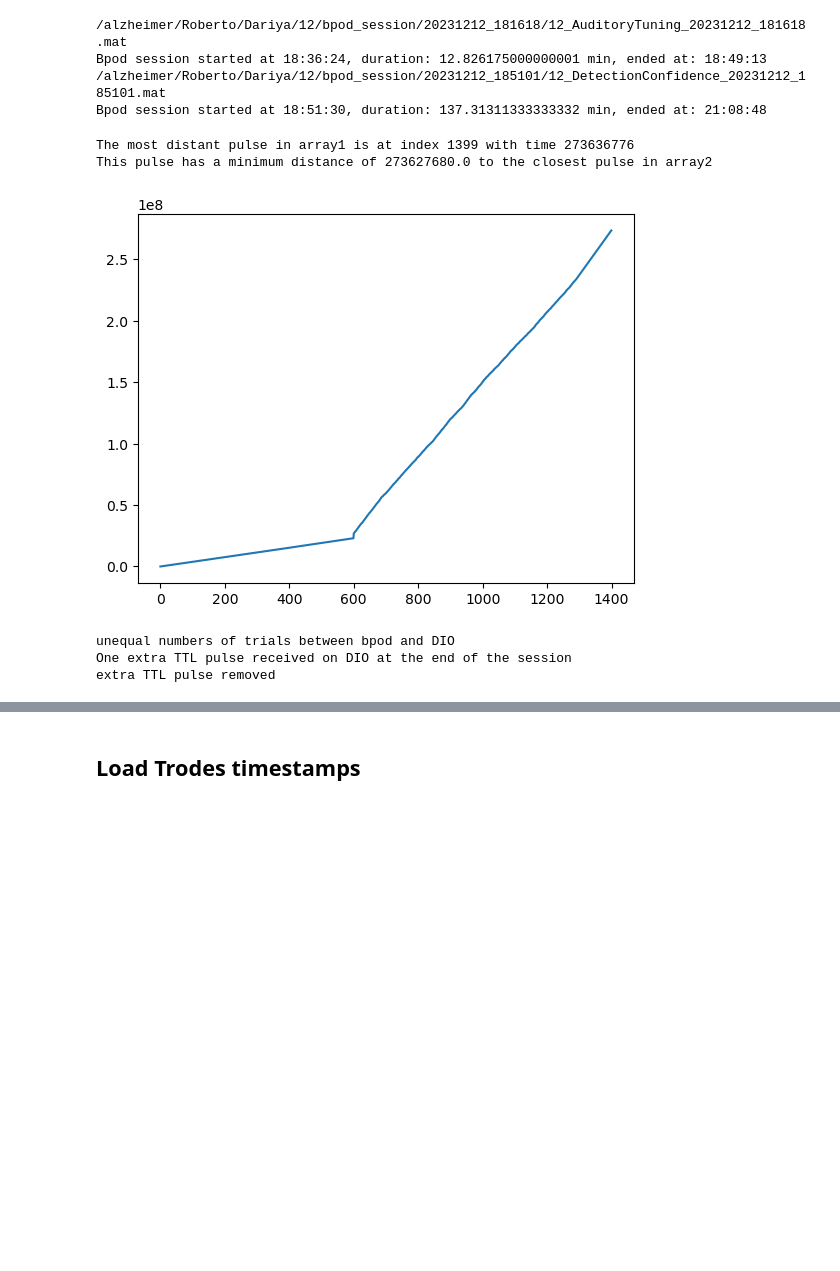
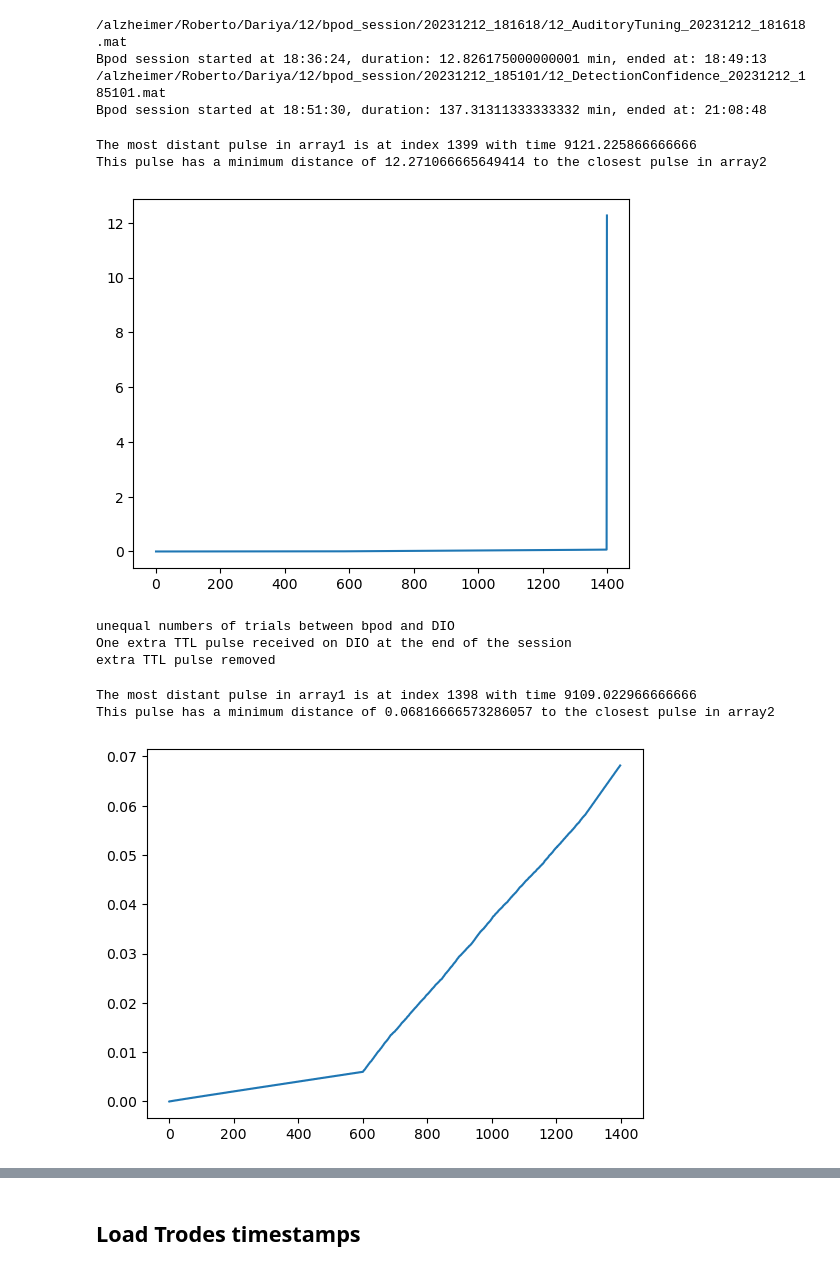
Before and after one commit to RobertoDF/spikesorting, a Jupyter notebook: spikesorting_single_session.ipynb, the cells around one changed output, grey strips where cells are left out. Cells and saved outputs as stored; diff of their text form; code cells hidden in the pictures; blank space fills up the shorter version.

```diff
--- a/spikesorting_single_session.ipynb
+++ b/spikesorting_single_session.ipynb
@@ -319,9 +320,9 @@ start_samples_bpod_zeroed = (start_times_bpod -start_times_bpod[0]).astype("int3
 # %%
-min_distances = find_min_distance_TTL(DIO_samples_1_zeroed, start_samples_bpod_zeroed)
+min_distances = find_min_distance_TTL(DIO_timestamps_1_zeroed, start_times_bpod_zeroed)
 # %% [output]
-The most distant pulse in array1 is at index 1399 with time 273636776
-This pulse has a minimum distance of 273627680.0 to the closest pulse in array2
+The most distant pulse in array1 is at index 1399 with time 9121.225866666666
+This pulse has a minimum distance of 12.271066665649414 to the closest pulse in array2
-[figure, old version]
+[figure, new version]
 # %%
 if len(trials)!=len(DIO_timestamps[DIO_states.astype(bool)]):
     print("unequal numbers of trials between bpod and DIO")
@@ -335,4 +337,10 @@ if len(trials)!=len(DIO_timestamps[DIO_states.astype(bool)]):
 unequal numbers of trials between bpod and DIO
 One extra TTL pulse received on DIO at the end of the session
 extra TTL pulse removed
+# %%
+min_distances = find_min_distance_TTL(DIO_timestamps_1_zeroed, start_times_bpod_zeroed)
+# %% [output]
+The most distant pulse in array1 is at index 1398 with time 9109.022966666666
+This pulse has a minimum distance of 0.06816666573286057 to the closest pulse in array2
+[figure, added]
 # %%
```
Also changed, not shown: parts of 7 cells of this notebook, 1 other file.
